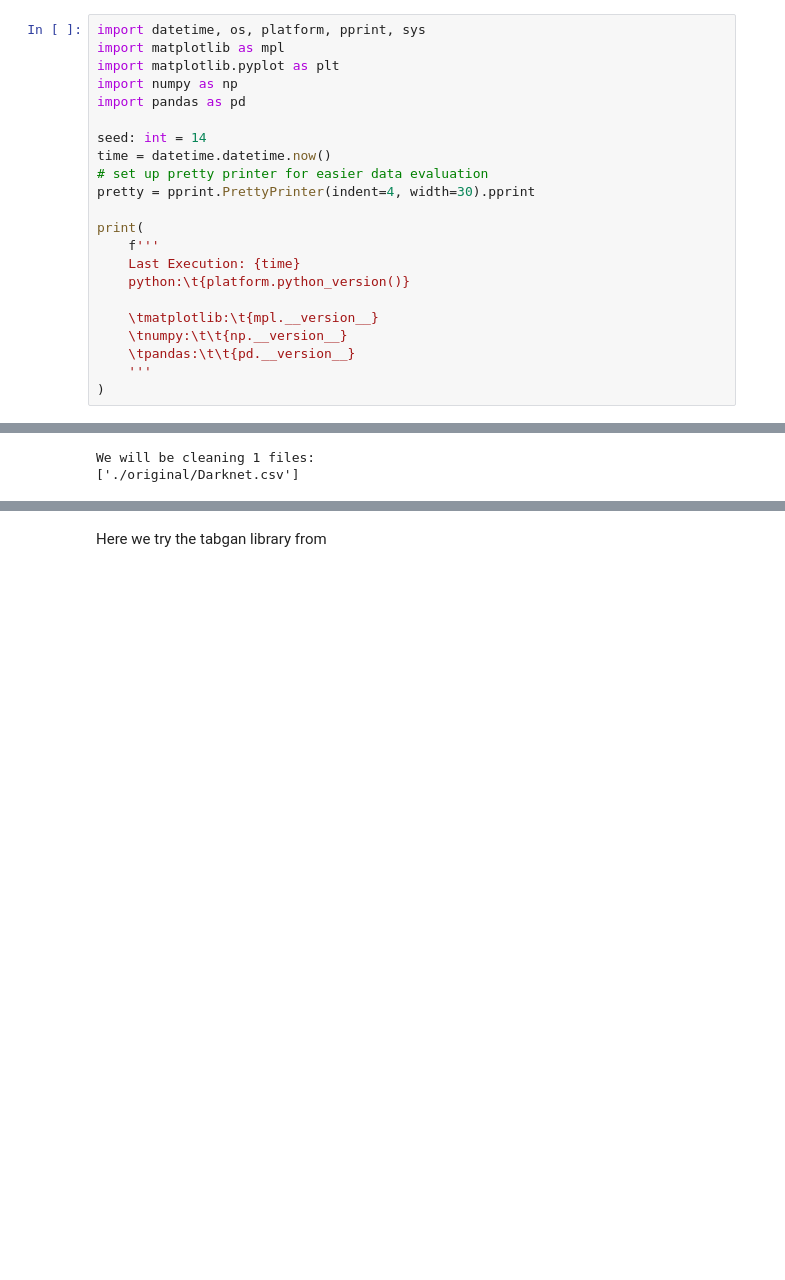
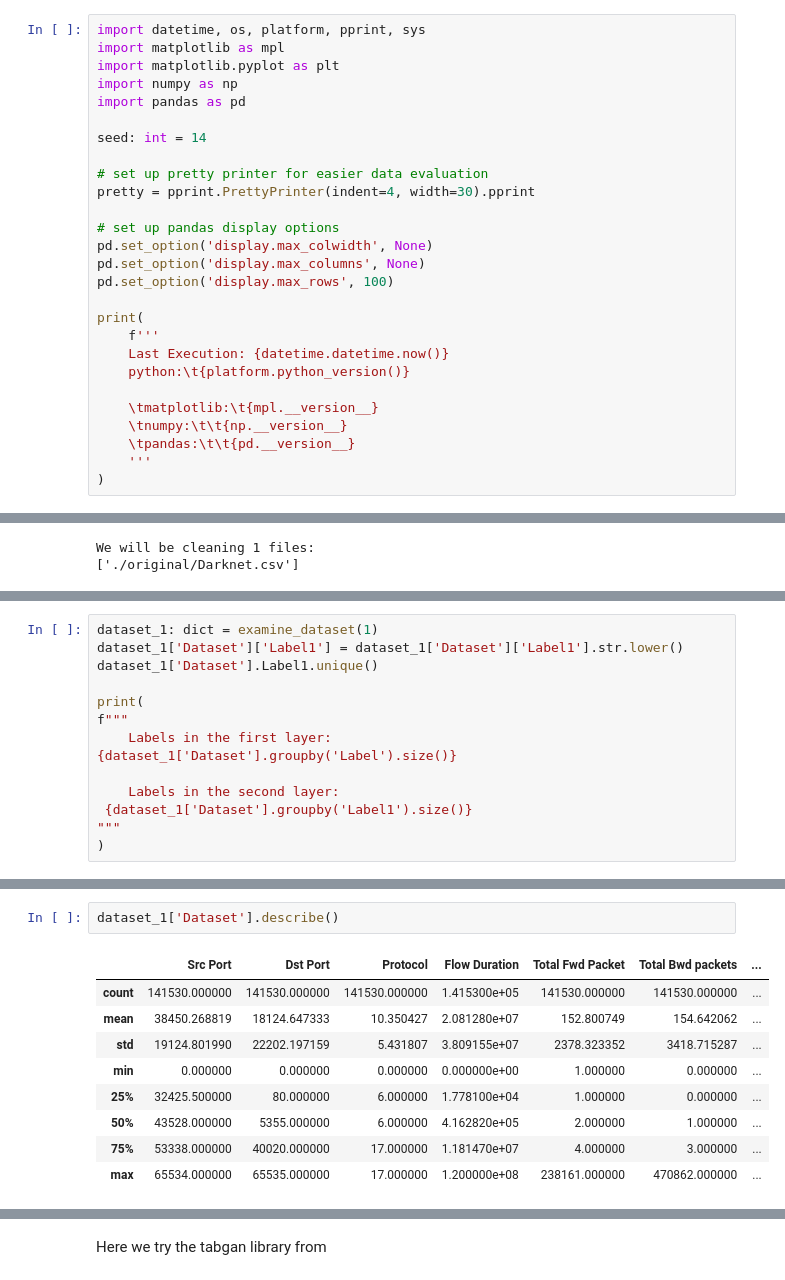
Before and after one commit to Karson-Fye/CMUDarknet, a Jupyter notebook: Data/Dataset_statistics.ipynb, the cells around one changed output, grey strips where cells are left out. Drawn from its saved outputs; the diff is of its cells as text; blank space fills up the shorter version.

```diff
--- a/Data/Dataset_statistics.ipynb
+++ b/Data/Dataset_statistics.ipynb
@@ -12,13 +12,18 @@ import numpy as np
 import pandas as pd
 
 seed: int = 14
-time = datetime.datetime.now()
+
 # set up pretty printer for easier data evaluation
 pretty = pprint.PrettyPrinter(indent=4, width=30).pprint
 
+# set up pandas display options
+pd.set_option('display.max_colwidth', None)
+pd.set_option('display.max_columns', None)
+pd.set_option('display.max_rows', 100)
+
 print(
     f'''
-    Last Execution: {time}
+    Last Execution: {datetime.datetime.now()}
     python:\t{platform.python_version()}
 
     \tmatplotlib:\t{mpl.__version__}
@@ -543,0 +265,14 @@ dataset_1 = examine_dataset(1)
+# %%
+dataset_1: dict = examine_dataset(1)
+dataset_1['Dataset']['Label1'] = dataset_1['Dataset']['Label1'].str.lower()
+dataset_1['Dataset'].Label1.unique()
+
+print(
+f"""
+    Labels in the first layer:
+{dataset_1['Dataset'].groupby('Label').size()}
+
+    Labels in the second layer:
+ {dataset_1['Dataset'].groupby('Label1').size()}
+"""
+)
@@ -544,2 +349,14 @@ dataset_1 = examine_dataset(1)
+# %%
+dataset_1['Dataset'].describe()
+# %% [output]
+|  | Src Port | Dst Port | Protocol | Flow Duration | Total Fwd Packet | Total Bwd packets | ... |
+| count | 141530.000000 | 141530.000000 | 141530.000000 | 1.415300e+05 | 141530.000000 | 141530.000000 | ... |
+| mean | 38450.268819 | 18124.647333 | 10.350427 | 2.081280e+07 | 152.800749 | 154.642062 | ... |
+| std | 19124.801990 | 22202.197159 | 5.431807 | 3.809155e+07 | 2378.323352 | 3418.715287 | ... |
+| min | 0.000000 | 0.000000 | 0.000000 | 0.000000e+00 | 1.000000 | 0.000000 | ... |
+| 25% | 32425.500000 | 80.000000 | 6.000000 | 1.778100e+04 | 1.000000 | 0.000000 | ... |
+| 50% | 43528.000000 | 5355.000000 | 6.000000 | 4.162820e+05 | 2.000000 | 1.000000 | ... |
+| 75% | 53338.000000 | 40020.000000 | 17.000000 | 1.181470e+07 | 4.000000 | 3.000000 | ... |
+| max | 65534.000000 | 65535.000000 | 17.000000 | 1.200000e+08 | 238161.000000 | 470862.000000 | ... |
 # %%
 check_infs(dataset_1)
```
Also changed, not shown: parts of 102 cells of this notebook, 2 other files.
